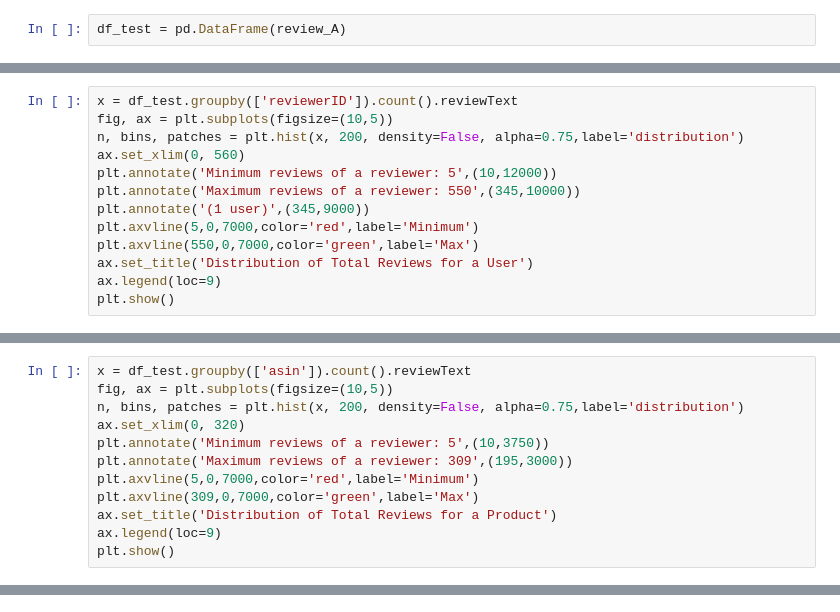
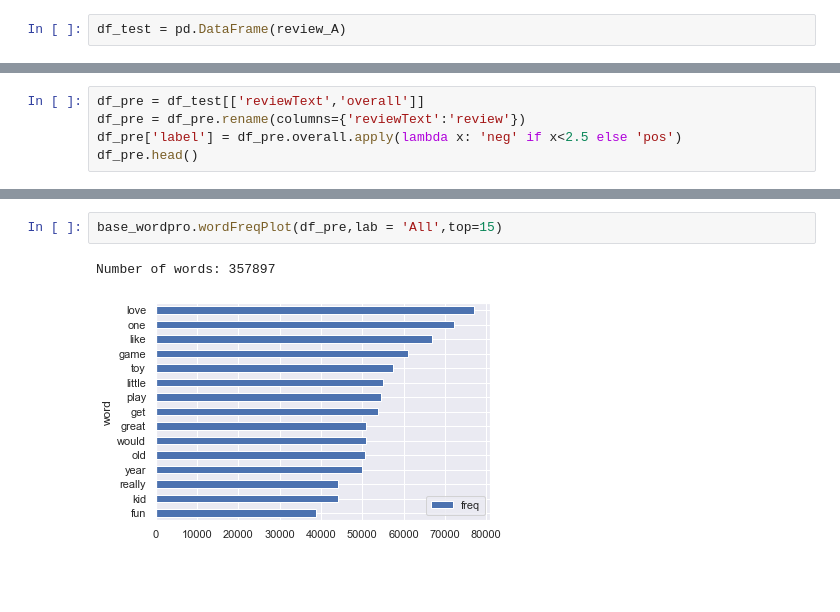
Before and after one commit to siuol456/NLPResearch, a Jupyter notebook: PreProcessing & EDA/EDA_ngram.ipynb, the cells around one changed output, grey strips where cells are left out. Saved outputs shown, nothing was run; the diff lists cells and outputs as text; blank space fills up the shorter version.

```diff
--- a/PreProcessing & EDA/EDA_ngram.ipynb
+++ b/PreProcessing & EDA/EDA_ngram.ipynb
@@ -54,13 +50,0 @@ Name: reviewText, dtype: int64
-# %%
-x = df_test.groupby(['reviewerID']).count().reviewText
-fig, ax = plt.subplots(figsize=(10,5))
-n, bins, patches = plt.hist(x, 200, density=False, alpha=0.75,label='distribution')
-ax.set_xlim(0, 560)
-plt.annotate('Minimum reviews of a reviewer: 5',(10,12000))
-plt.annotate('Maximum reviews of a reviewer: 550',(345,10000))
-plt.annotate('(1 user)',(345,9000))
-plt.axvline(5,0,7000,color='red',label='Minimum')
-plt.axvline(550,0,7000,color='green',label='Max')
-ax.set_title('Distribution of Total Reviews for a User')
-ax.legend(loc=9)
-plt.show()
@@ -69,12 +50,0 @@ plt.show()
-# %%
-x = df_test.groupby(['asin']).count().reviewText
-fig, ax = plt.subplots(figsize=(10,5))
-n, bins, patches = plt.hist(x, 200, density=False, alpha=0.75,label='distribution')
-ax.set_xlim(0, 320)
-plt.annotate('Minimum reviews of a reviewer: 5',(10,3750))
-plt.annotate('Maximum reviews of a reviewer: 309',(195,3000))
-plt.axvline(5,0,7000,color='red',label='Minimum')
-plt.axvline(309,0,7000,color='green',label='Max')
-ax.set_title('Distribution of Total Reviews for a Product')
-ax.legend(loc=9)
-plt.show()
@@ -82,0 +51,5 @@ plt.show()
+# %%
+df_pre = df_test[['reviewText','overall']]
+df_pre = df_pre.rename(columns={'reviewText':'review'})
+df_pre['label'] = df_pre.overall.apply(lambda x: 'neg' if x<2.5 else 'pos')
+df_pre.head()
@@ -82,0 +77,5 @@ plt.show()
+# %%
+base_wordpro.wordFreqPlot(df_pre,lab = 'All',top=15)
+# %% [output]
+Number of words: 357897
+[figure, added]
```
Also changed, not shown: parts of 12 cells of this notebook, 1 other file.
